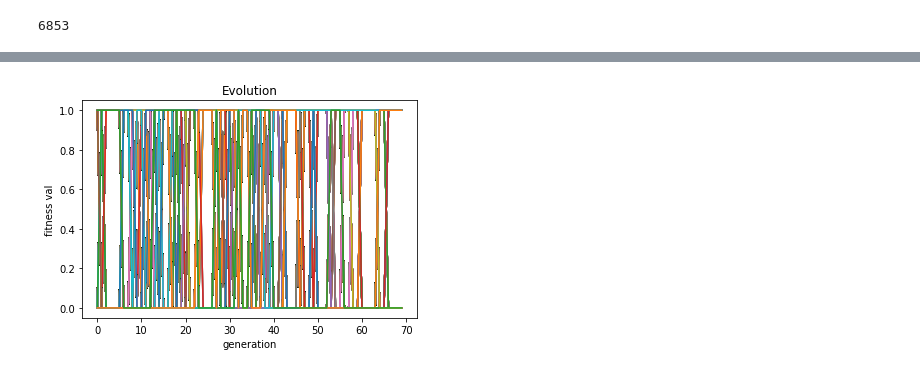
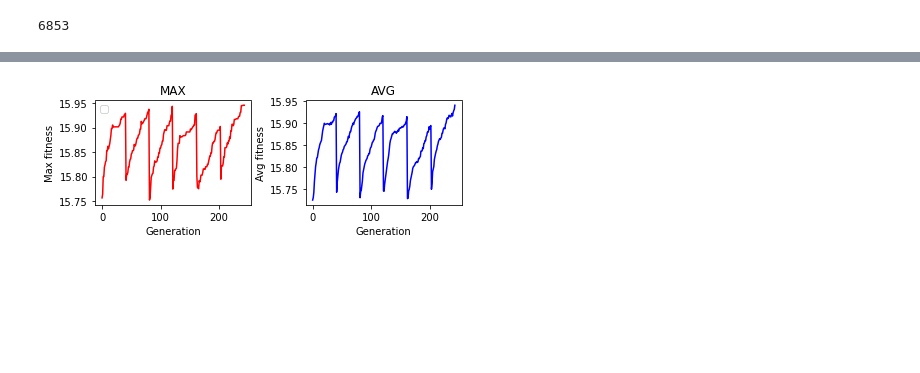
Before and after one commit to Pspetz/Computational-Intelligence-partB, a Jupyter notebook: myga.ipynb, the cells around one changed output, grey strips where cells are left out. Saved outputs shown, nothing was run; the diff lists cells and outputs as text; code cells hidden in the pictures; blank space fills up the shorter version.

```diff
--- a/myga.ipynb
+++ b/myga.ipynb
@@ -138,17 +135,21 @@ toolbox.register("select", tools.selTournament, tournsize=3)
 # %%
 population_size=20
 prob_cross = 0.6
-prob_mutation = 0.01
+prob_mutation = 0.2
 genererations = 10
 
+averege_Fitness_all_gen=list()
+maxFitness_all_gen=list()
 Howmanygenerations =list()
 BestFitnessForAllGens =list()
 BestFitnessPerGens =list()
 BestFitness = list()
+genbest=list()
+best={}
+final_Bestfitness=list()
 
 def main(population_size,prob_cross,prob_mutation):
-  stats = tools.Statistics(key=lambda ind:ind.fitness.values)
-  log = tools.Logbook()
+
 
 
   for i in range(10): # iterations
@@ -178,9 +179,9 @@ def main(population_size,prob_cross,prob_mutation):
       #Save to fitness pou exoume
       previous_fit=max(fits)
       #best fitness apo oles tis genies
-      best_fitness=0
+      bestfitness=0
   # Begin the evolution
-      while check_critiria < 5 and g < 10:
+      while check_critiria < 1 and g < 40:
 
     # A new generation
         g = g + 1
@@ -215,40 +216,49 @@ def main(population_size,prob_cross,prob_mutation):
 
 
     # Gather all the fitnesses in one list and print the stats
-        fits = [ind.fitness.values[0] for ind in pop]
-
-        record = stats.compile(pop)
-        log.record(gen=g , **record)
+        fitness = [ind.fitness.values[0] for ind in pop]
 
 
+
+#------------------------KRITIRIA GIA NA SUNEXISEI H EKTELESI TOU GENERATION-----------------------------------------
         #Ean papsei na veltiwnete to fitness h to max fit pou vriskw mikrotero apo to prohgoumeno pou eixa
-        if max(fits) < (1.001*previous_fit) or previous_fit == max(fits):
+        if max(fitness) < (1.000*previous_fit) or previous_fit == max(fitness):
             check_critiria += 1
         else:
             check_critiria = 0
 
         previous_fit =max(fits)
-
-        log.header=["gen"] +stats.fields
-        print(" Max fitness:%s" %max(fits))
+#------------------------------------EKTELESI GIA KATHE GENIA-----------------------------------------------------------------------------
+        #GIA KATHE GENERATION:
+        maxFitness_per_gen=(max(fitness))
+        average_fitness_per_gen = ((sum(fitness)/len(pop)))
+        print(" Max fitness:%s && Average fitness:%s" %((maxFitness_per_gen),(average_fitness_per_gen)))
 
 
+#--------------------------------------TO MEGALITERO KATHE GENIAS KAI TO ANTISTOIXO AVG ----------------------------------------------------------------------
+        maxFitness_all_gen.append(maxFitness_per_gen)
+        averege_Fitness_all_gen.append(average_fitness_per_gen)
+
+        #TWRA THELOUME APO OLES TIS GENIES NA KRATISOUME MONO ENA, TO MEGALITERO
+        final_Bestfitness.append(max(maxFitness_all_gen))
+
+#----------------------------------------------SUNOLIKES GENIES EKTELESIS---------------------------------------------------------------------------------
+        Howmanygenerations.append(g)
+#-------------------------------------------------------------------------------------------------------------------------------------------------------
         #PREPEI NA VROUME TO BEST FITNESS
-        bestfitness =max(fits)
-        if bestfitness > best_fitness:
-            best_fitness = bestfitness
-            bestindex_of_fitness =pop[fits.index(bestfitness)]
-        BestFitnessPerGens.append(bestindex_of_fitness)
+        best_fitness =max(fitness)
+        if best_fitness > bestfitness:
+            bestfitness = best_fitness
+            Bestindex =pop[fitness.index(best_fitness)]
+        BestFitnessPerGens.append(best_fitness)
+
+
+        #Vale stin lista mono to megalutero stoixio pou vrikes
+        BestFitnessForAllGens.append(max(BestFitnessPerGens))
 #################################################################################
-        meanFit =int(sum(fits)/len(pop))
+
 
 ################################################################################
-        log.record(gen=g,**stats.compile(pop))
-
-      #genies
-      Howmanygenerations.append(g)
-      #Vale stin lista mono to megalutero stoixio pou vrikes
-      BestFitnessForAllGens.append(max(BestFitnessPerGens))
 
         #length = len(pop)
         #mean = sum(fits) / length
@@ -259,19 +269,35 @@ def main(population_size,prob_cross,prob_mutation):
         #print("  Max %s" % max(fits))
         #print("  Avg %s" % mean)
         #print("  Std %s" % std)
-  best_ind = tools.selBest(pop,1)
-  print("sfsffsfs:",(best_ind))
+  #best_ind = tools.selBest(pop,1)
+  #print("sfsffsfs:",(best_ind))
+
+  best_ind =tools.selBest(pop,1)
+  print("<------------------------- APOTELESMATA ------------------------>")
   print("Avg for generations:",mean(Howmanygenerations))
-  print("Best Avg fitness:",np.mean(meanFit))
-  #print("Best solution",(BestFitnessForAllGens))
+  print("Best fitness of best individual:",np.amax(max(BestFitnessForAllGens)))
+  print("Avg fitness of best individual:",np.mean(BestFitnessForAllGens))
 
 
-  plt.plot(BestFitnessPerGens)
-  plt.title("Evolution")
-  plt.xlabel("generation")
-  plt.ylabel("fitness val")
+  plt.figure(0)
+  plt.subplot(2, 2, 1)
+  plt.plot(BestFitnessPerGens,color='red')
+  plt.title("MAX")
+  plt.ylabel("Max fitness")
+  plt.xlabel("Generation")
+  plt.legend()
+
+  plt.subplot(2, 2, 2)
+  plt.plot(averege_Fitness_all_gen,color="blue")
+  plt.title("AVG")
+  plt.ylabel("Avg fitness")
+  plt.xlabel("Generation")
+  plt.tight_layout()
   plt.show()
 
+  print("Best solution of best individual:",(best_ind))
+
+  #print("Best solution",(BestFitnessForAllGens))
 # Run GA Algorithm
 main(population_size,prob_cross,prob_mutation)
 # %% [output]
@@ -295 +333 @@ Best Avg fitness: 15.0
-[figure, old version]
+[figure, new version]
```
Also changed, not shown: parts of 2 cells of this notebook.
